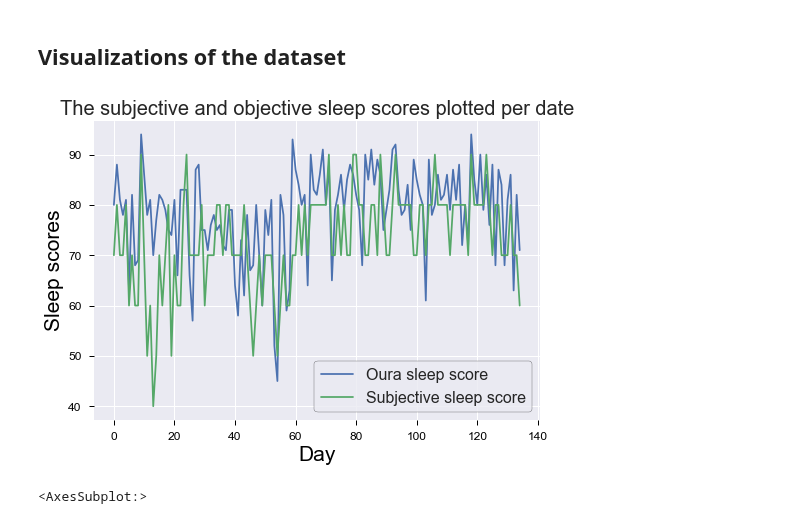
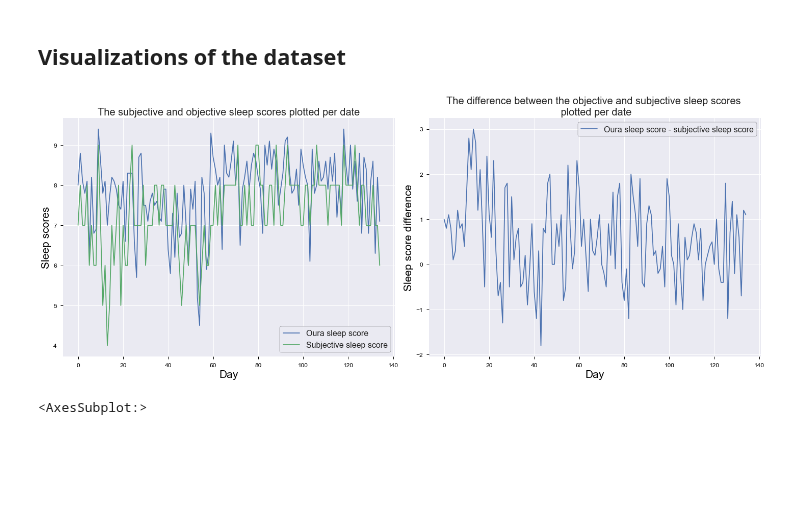
Before and after one commit to thalianajjar/internship_code, a Jupyter notebook: data_visualization.ipynb, the cells around one changed output. Drawn from its saved outputs; the diff is of its cells as text; code cells hidden in the pictures; blank space fills up the shorter version.

Commit message:
added subplots in visualizations

```diff
--- a/data_visualization.ipynb
+++ b/data_visualization.ipynb
@@ -12,28 +12,39 @@ df = pd.read_csv('data/preprocessed_data.csv')
 # %% [markdown]
 ## Visualizations of the dataset
 # %%
-# Plot the subjective sleep scores (from the questionnaires) and the objective sleep scores (from the Oura ring measurements) together per date
+# Plot the subjective sleep scores (from the questionnaires) and the objective sleep scores (from the Oura ring measurements) together per date,
+# along with their difference in values
 def plot_sleep_scores(df):
     plt.style.use("seaborn")
     colour_axes = "black"
 
-    sleep_scores = plt.figure()
-    ax_sleep_scores = sleep_scores.add_subplot(111)
-    ax_sleep_scores.plot(df['score'].values, label="Oura sleep score")
-    ax_sleep_scores.plot(df['subjective_sleep_score'].values, label="Subjective sleep score")
+    sleep_scores = plt.figure(figsize=(20,8))
+    ax_sleep_scores = sleep_scores.add_subplot(121)
+    ax_sleep_scores.plot(df['score'].values/10, label="Oura sleep score")
+    ax_sleep_scores.plot(df['subjective_sleep_score'].values/10, label="Subjective sleep score")
     ax_sleep_scores.set_xlabel("Day", fontsize=21)
     ax_sleep_scores.set_ylabel("Sleep scores", fontsize=21)
     ax_sleep_scores.tick_params(axis='both', colors=colour_axes, which='major', size=5, labelsize=12)
     ax_sleep_scores.set_title("The subjective and objective sleep scores plotted per date", fontsize=20)
     ax_sleep_scores.yaxis.label.set_color(colour_axes)
     ax_sleep_scores.xaxis.label.set_color(colour_axes)
     ax_sleep_scores.legend(prop={'size': 16}, frameon=True, loc="best").get_frame().set_edgecolor('k')
 
+    ax_scores_diff = sleep_scores.add_subplot(122)
+    ax_scores_diff.plot((df['score'].values - df['subjective_sleep_score'].values)/10, label="Oura sleep score - subjective sleep score")
+    ax_scores_diff.set_xlabel("Day", fontsize=21)
+    ax_scores_diff.set_ylabel("Sleep score difference", fontsize=21)
+    ax_scores_diff.tick_params(axis='both', colors=colour_axes, which='major', size=5, labelsize=12)
+    ax_scores_diff.set_title("The difference between the objective and subjective sleep scores \n plotted per date", fontsize=20)
+    ax_scores_diff.yaxis.label.set_color(colour_axes)
+    ax_scores_diff.xaxis.label.set_color(colour_axes)
+    ax_scores_diff.legend(prop={'size': 16}, frameon=True, loc="best").get_frame().set_edgecolor('k')
+    sleep_scores.tight_layout()
     plt.show()
 
 plot_sleep_scores(df)
 # %% [output]
-[figure, old version]
+[figure, new version]
 # %%
 # Plot heatmap showing the correlation between the Oura ring variables
 heatmap_data = df.iloc[:, 0:48]
```
Also changed, not shown: parts of 3 cells of this notebook, 2 other files.
